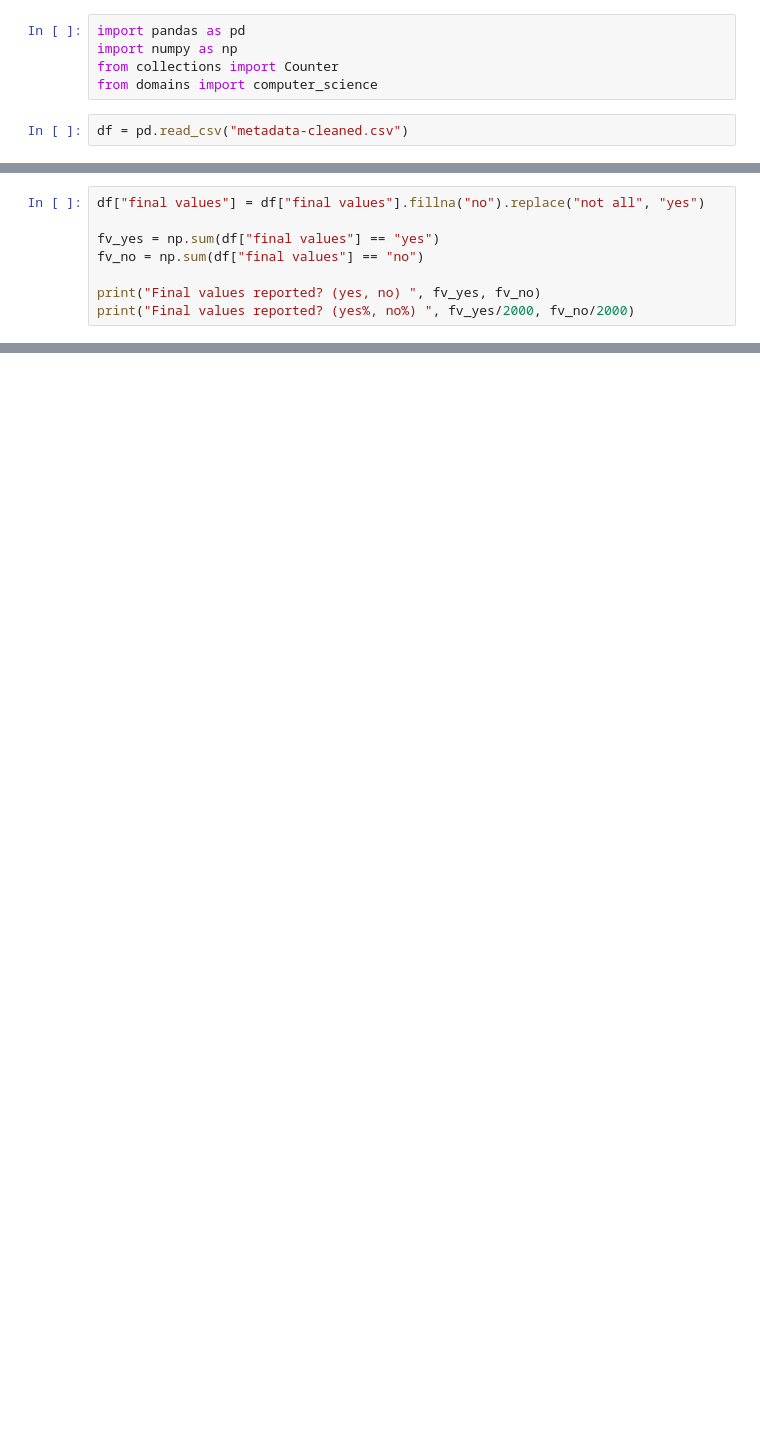
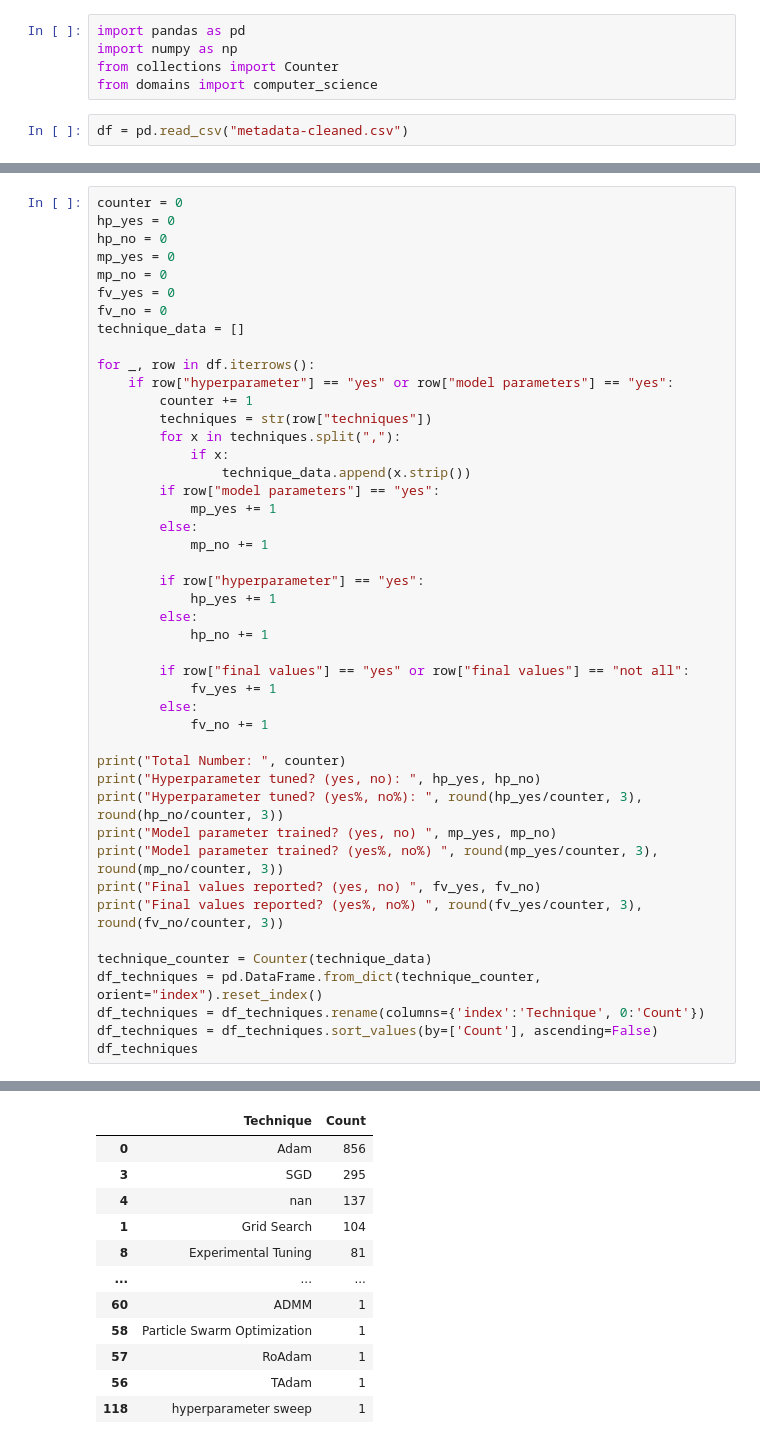
Before and after one commit to AI-4-SE/Exploring-Hyperparameter-Usage-And-Tuning-In-Machine-Learning-Research, a Jupyter notebook: src/paper_statistics/stats.ipynb, the cells around one changed output, grey strips where cells are left out. Drawn from its saved outputs; the diff is of its cells as text; blank space fills up the shorter version.

```diff
--- a/src/paper_statistics/stats.ipynb
+++ b/src/paper_statistics/stats.ipynb
@@ -25,8 +7,0 @@ Model parameter trained? (yes%, no%)  0.742 0.258
-# %%
-df["final values"] = df["final values"].fillna("no").replace("not all", "yes")
-
-fv_yes = np.sum(df["final values"] == "yes")
-fv_no = np.sum(df["final values"] == "no")
-
-print("Final values reported? (yes, no) ", fv_yes, fv_no)
-print("Final values reported? (yes%, no%) ", fv_yes/2000, fv_no/2000)
@@ -35,0 +8,46 @@ Final values reported? (yes%, no%)  0.6405 0.3595
+# %%
+counter = 0
+hp_yes = 0
+hp_no = 0
+mp_yes = 0
+mp_no = 0
+fv_yes = 0
+fv_no = 0
+technique_data = []
+
+for _, row in df.iterrows():
+    if row["hyperparameter"] == "yes" or row["model parameters"] == "yes":
+        counter += 1
+        techniques = str(row["techniques"])
+        for x in techniques.split(","):
+            if x:
+                technique_data.append(x.strip())
+        if row["model parameters"] == "yes":
+            mp_yes += 1
+        else:
+            mp_no += 1
+
+        if row["hyperparameter"] == "yes":
+            hp_yes += 1
+        else:
+            hp_no += 1
+
+        if row["final values"] == "yes" or row["final values"] == "not all":
+            fv_yes += 1
+        else:
+            fv_no += 1
+
+print("Total Number: ", counter)
+print("Hyperparameter tuned? (yes, no): ", hp_yes, hp_no)
+print("Hyperparameter tuned? (yes%, no%): ", round(hp_yes/counter, 3), round(hp_no/counter, 3))
+print("Model parameter trained? (yes, no) ", mp_yes, mp_no)
+print("Model parameter trained? (yes%, no%) ", round(mp_yes/counter, 3), round(mp_no/counter, 3))
+print("Final values reported? (yes, no) ", fv_yes, fv_no)
+print("Final values reported? (yes%, no%) ", round(fv_yes/counter, 3), round(fv_no/counter, 3))
+
+technique_counter = Counter(technique_data)
+df_techniques = pd.DataFrame.from_dict(technique_counter, orient="index").reset_index()
+df_techniques = df_techniques.rename(columns={'index':'Technique', 0:'Count'})
+df_techniques = df_techniques.sort_values(by=['Count'], ascending=False)
+df_techniques
+# %% [output]
@@ -35,0 +61,12 @@ Final values reported? (yes%, no%)  0.6405 0.3595
+|  | Technique | Count |
+| 0 | Adam | 856 |
+| 3 | SGD | 295 |
+| 4 | nan | 137 |
+| 1 | Grid Search | 104 |
+| 8 | Experimental Tuning | 81 |
+| ... | ... | ... |
+| 60 | ADMM | 1 |
+| 58 | Particle Swarm Optimization | 1 |
+| 57 | RoAdam | 1 |
+| 56 | TAdam | 1 |
+| 118 | hyperparameter sweep | 1 |
```
Also changed, not shown: parts of 6 cells of this notebook, 2 other files.
